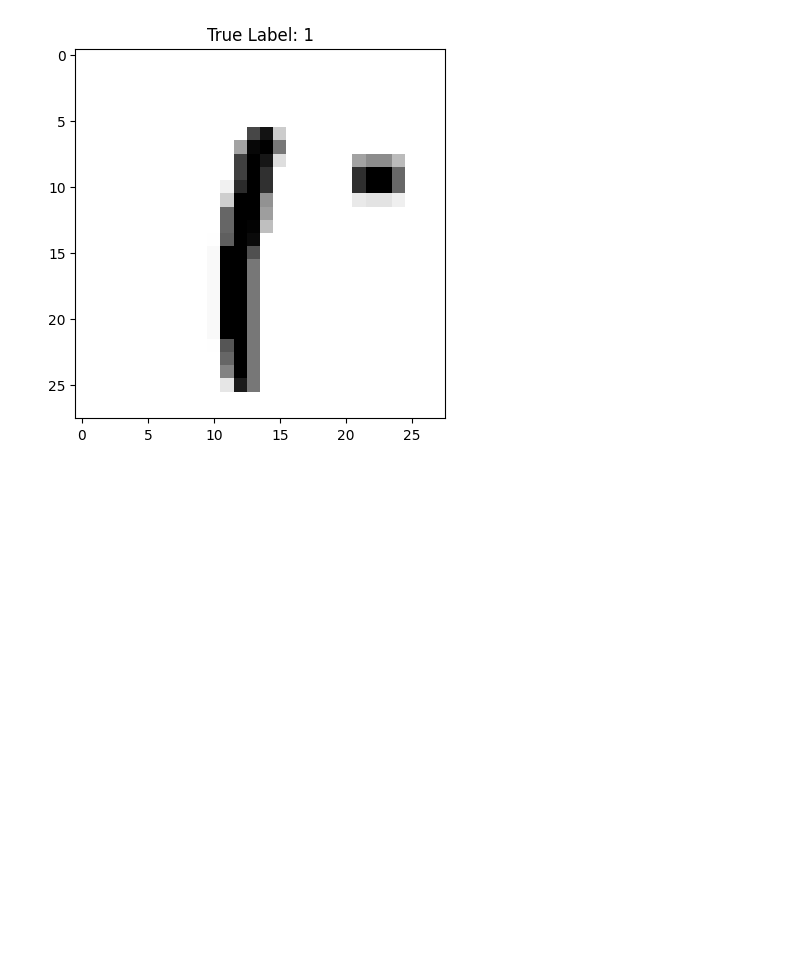
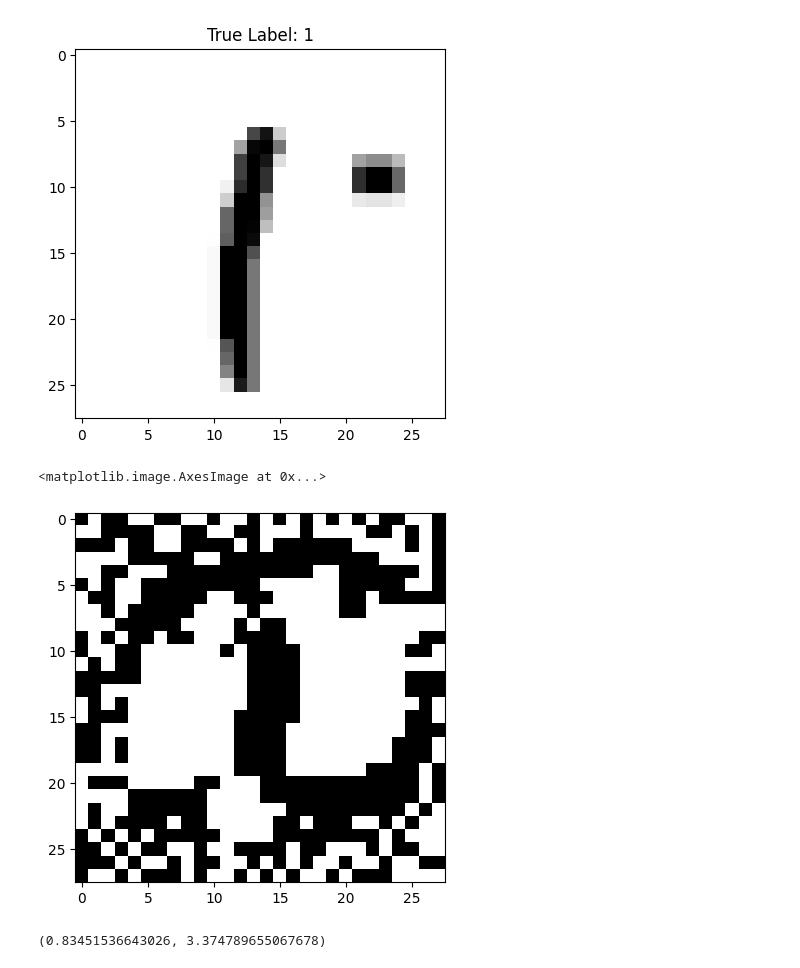
Before and after one commit to zlxlty/RAdversarial, a Jupyter notebook: reading_notes/skylu/chapter2.ipynb, the cells around one changed output. Saved outputs shown, nothing was run; the diff lists cells and outputs as text; code cells hidden in the pictures; blank space fills up the shorter version.

```diff
--- a/reading_notes/skylu/chapter2.ipynb
+++ b/reading_notes/skylu/chapter2.ipynb
@@ -65,3 +65,22 @@ plt.title("True Label: {}".format(y_test[idx][0].item()))
 # %% [output]
 Text(0.5, 1.0, 'True Label: 1')
 [figure]
+# %%
+epsilon = 0.2
+delta = epsilon * model.weight.detach().sign().view(28,28)
+plt.imshow(1-delta.numpy(), cmap="gray")
+# %% [output]
+<matplotlib.image.AxesImage at 0x...>
+[figure, added]
+# %%
+def epoch_adv(loader, model, delta):
+    total_loss, total_err = 0.,0.
+    for X,y in loader:
+        yp = model((X-(2*y.float()[:,None,None,None]-1)*delta).view(X.shape[0], -1))[:,0]
+        loss = nn.BCEWithLogitsLoss()(yp, y.float())
+        total_err += ((yp > 0) * (y==0) + (yp < 0) * (y==1)).sum().item()
+        total_loss += loss.item() * X.shape[0]
+    return total_err / len(loader.dataset), total_loss / len(loader.dataset)
+print(epoch_adv(test_loader, model, delta[None,None,:,:]))
+# %% [output]
+(0.83451536643026, 3.374789655067678)
```
Also changed, not shown: parts of 5 cells of this notebook.
